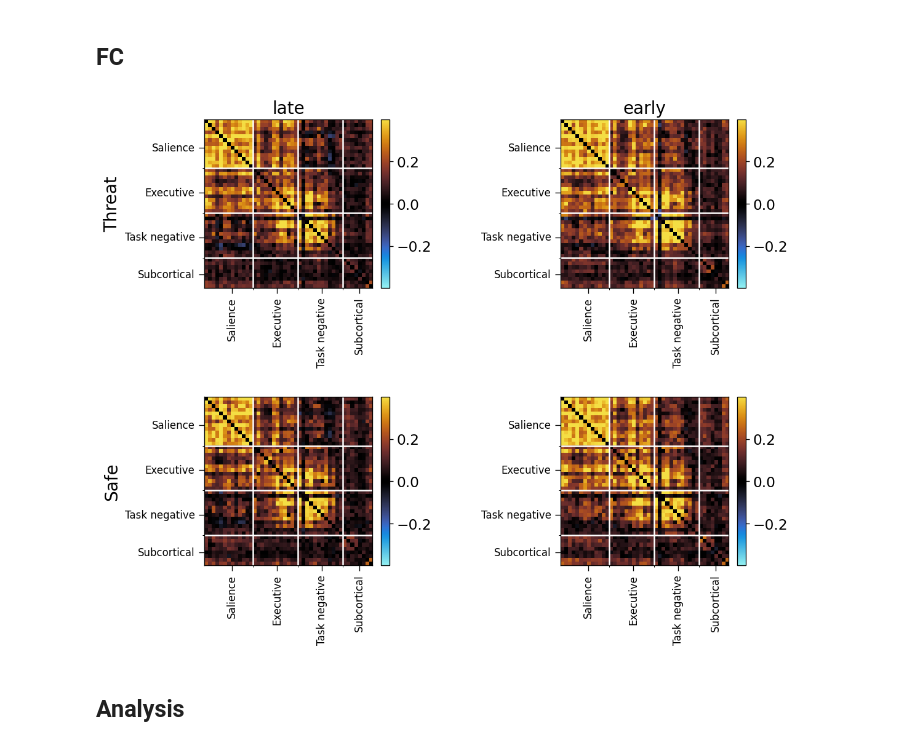
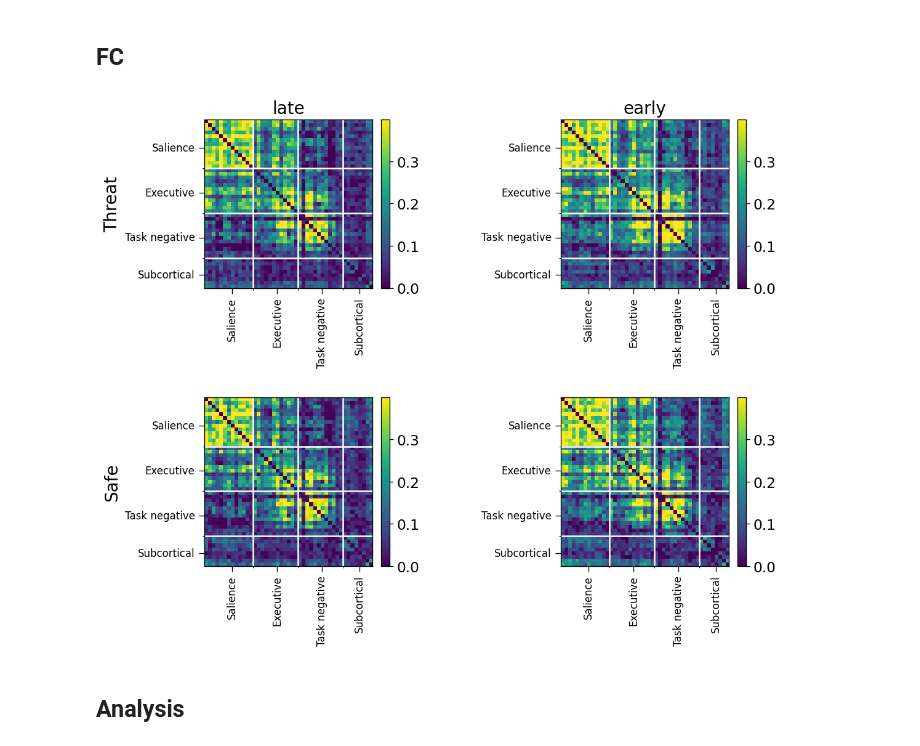
Before and after one commit to govinda-umd/network_dynamics, a Jupyter notebook: _sources/nb/oct22/00-data-max_rois-mashid_desc-network_analysis.ipynb, the cells around one changed output. Drawn from its saved outputs; the diff is of its cells as text; code cells hidden in the pictures.

```diff
--- a/_sources/nb/oct22/00-data-max_rois-mashid_desc-network_analysis.ipynb
+++ b/_sources/nb/oct22/00-data-max_rois-mashid_desc-network_analysis.ipynb
@@ -422,34 +423,36 @@ ts_fc = ts.copy()
 for block in ts_fc.keys():
     ts_fc[block] = np.moveaxis(ts_fc[block], -1, 0)
 
 args.n_bootstraps = 1000
 (
     corrs,
     bootstraps,
     rois
 ) = fc_utils.get_fcs(
     args,
     ts_fc,
     print_stats=False
 )
 
 (
     observed_fcs, observed_p_vals,
     significant_rois, conf_intervals
 ) = fc_utils.get_squareform_matrices(
     args,
     bootstraps,
     rois,
     threshold_mats=False
 )
 
 isc_utils.plot_max_isfcs(
     args,
     observed_fcs,
     significant_rois,
+    cmap=mpl.colormaps['viridis'],
+    corr_type='fc'
 )
 # %% [output]
-[figure, old version]
+[figure, new version]
 # %%
 # bootstrap FCs
 (
```
Also changed, not shown: parts of 1 cell of this notebook, 25 other files.
